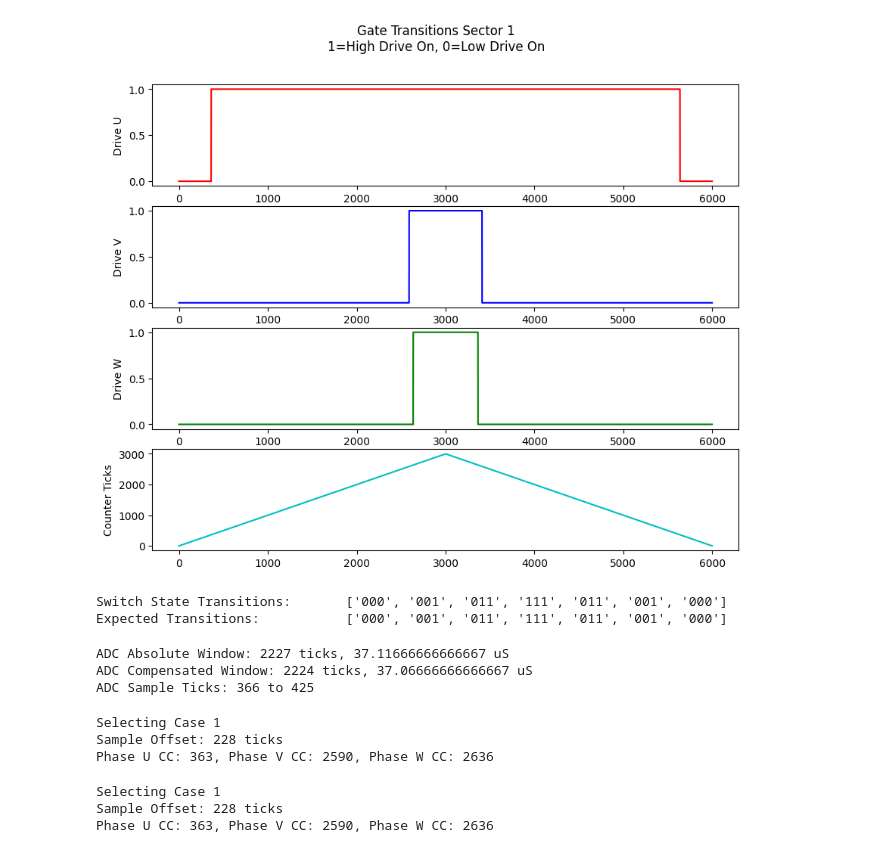
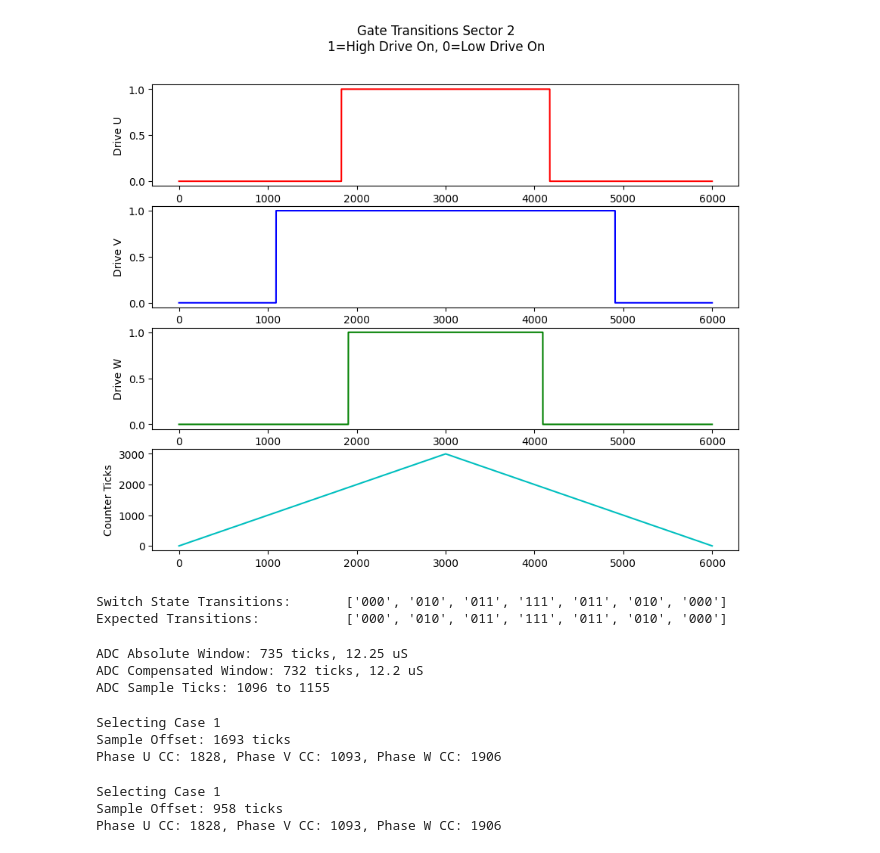
Before and after one commit to brandonbraun653/OrbitESC, a Jupyter notebook: model/SpaceVectorModulation.ipynb, the cells around one changed output. Saved outputs shown, nothing was run; the diff lists cells and outputs as text; code cells hidden in the pictures.

Commit message:
Current control debug session

```diff
--- a/model/SpaceVectorModulation.ipynb
+++ b/model/SpaceVectorModulation.ipynb
@@ -64,26 +67,31 @@ PHASE_W_IDX = 2
 # *******************************************************************************
 # User Inputs
 # *******************************************************************************
-# Electrical angle of the rotor, not absolute physical angle (which depends on motor pole pairs).
-target_sector = 1
+test_angle_rad = 2.00756741
+target_sector = 2
 sector_offset_deg = 1.0
-rotor_theta_elec = math.radians(sector_offset_deg + (target_sector * 60.0))
+
+if test_angle_rad is not None:
+  target_sector = math.floor(test_angle_rad / pi_div_3) + 1
+  sector_offset_deg = math.degrees(test_angle_rad - ((target_sector-1) * pi_div_3))
+
+assert 1 <= target_sector <= 6, "Invalid sector input"
+assert 0.0 <= sector_offset_deg < math.degrees(pi_div_3), "Invalid sector offset"
 
 # Drive strength (modulation index)
-mi = 0.866
-mi = 0.866
-assert mi <= sqrt_3/2.0
+mi = 0.299
+assert mi <= sqrt_3/2.0, "Modulation index too high"
 
 # *******************************************************************************
 # Derived values from user inputs
 # *******************************************************************************
-# Electrical sector the rotor is currently in
-sector = int(rotor_theta_elec / pi_div_3)
+sector_offset_rad = math.radians(sector_offset_deg)
+sector_start_rad = (target_sector - 1) * pi_div_3
 
-# Offset angle from the start of the sector. Must be less than pi/3 due to the
-# SVM algorithm only running on a single sector at a time, which is pi/3 wide.
-alpha = rotor_theta_elec - (sector * pi_div_3)
-assert alpha < pi_div_3 and alpha >= 0.0
+rotor_theta_elec = sector_start_rad + sector_offset_rad
+
+sector = target_sector
+
 
 # *******************************************************************************
 # Compute the PWM timing signals
@@ -93,10 +101,10 @@ assert alpha < pi_div_3 and alpha >= 0.0
 # https://www.switchcraft.org/learning/2017/3/15/space-vector-pwm-intro
 # *******************************************************************************
 # Calculate total time in each vector, which is independent of the sector
-ta = T_half * mi * math.sin(pi_div_3-alpha) # Time spent in vector A
-tb = T_half * mi * math.sin(alpha)          # Time spent in vector B
-tn = T_half - ta - tb                       # Time spent in null vector
-tn_half = tn/2.0                            # Time spent in null vector, half cycle
+ta = T_half * mi * math.sin(pi_div_3-sector_offset_rad) # Time spent in vector A
+tb = T_half * mi * math.sin(sector_offset_rad)          # Time spent in vector B
+tn = T_half - ta - tb                                   # Time spent in null vector
+tn_half = tn/2.0                                        # Time spent in null vector, half cycle
 
 # Compute the capture compare values to generate a particular timing sequence
 ton_tn_half = int(tn_half * timer_freq)
@@ -104,7 +112,6 @@ ton_1 = int((tn_half + ta) * timer_freq)
 ton_2 = int((tn_half + tb) * timer_freq)
 ton_3 = int((tn_half + ta + tb) * timer_freq)
 
-# Map the timing information to the phase capture compare registers
 if sector == 1:
   phase_u_cc = ton_tn_half
   phase_v_cc = ton_1
@@ -199,36 +206,36 @@ for i in range(pwm_signals.shape[1]):
 
 # Convert the list to a numpy array
 binary_values = np.array(binary_values)
 
 # Accumulate the sequence of transitions and the number of ticks in each state
 unique_transitions = []
 ticks_in_state_x = {}
 
 for i in range(len(binary_values)):
   # If this is the first transition or the transition is different from the previous one, add it to the list
   if i == 0 or binary_values[i] != binary_values[i-1]:
     unique_transitions.append(binary_values[i])
 
   # If this is the first time we've seen this transition, add it to the dictionary
   if binary_values[i] not in ticks_in_state_x:
     ticks_in_state_x[binary_values[i]] = 1
   else:
     ticks_in_state_x[binary_values[i]] += 1
 
 
 print(f"Switch State Transitions:\t{unique_transitions}")
 print(f"Expected Transitions:\t\t{sector_x_transition_seq[sector]}")
 if sector_x_transition_seq[sector] != unique_transitions:
   print(f"ERROR: Transitions do not match expected sequence for sector {sector}")
 
 # Check if only a single bit has changed between each transition
 for i in range(len(unique_transitions)-1):
   if bin(int(unique_transitions[i], 2) ^ int(unique_transitions[i+1], 2)).count('1') != 1:
     print(f"ERROR: Invalid transition from {i-1} to {i}")
 # %% [output]
-[figure, old version]
+[figure, new version]
-Switch State Transitions:       ['000', '001', '011', '111', '011', '001', '000']
-Expected Transitions:           ['000', '001', '011', '111', '011', '001', '000']
+Switch State Transitions:       ['000', '010', '011', '111', '011', '010', '000']
+Expected Transitions:           ['000', '010', '011', '111', '011', '010', '000']
 # %%
 # Some Notes:
 #  This cell is a bit of a mess because I'm experimenting with different timing strategies, trying to find
@@ -306,9 +313,9 @@ print(f"ADC Sample Ticks: {adc_trigger_tick} to {adc_end_tick}")
 # assert adc_end_tick <= adc_tick_virtual_start + adc_tick_window, f"ADC Trigger end too late: {adc_end_tick} > {adc_tick_virtual_start + adc_tick_window}"
 # print(f"ADC Headroom Ticks: {(adc_tick_virtual_start + adc_tick_window) - adc_end_tick} ticks")
 # %% [output]
-ADC Absolute Window: 2227 ticks, 37.11666666666667 uS
-ADC Compensated Window: 2224 ticks, 37.06666666666667 uS
-ADC Sample Ticks: 366 to 425
+ADC Absolute Window: 735 ticks, 12.25 uS
+ADC Compensated Window: 732 ticks, 12.2 uS
+ADC Sample Ticks: 1096 to 1155
 # %%
 # Some Notes:
 #   - The ADC trigger polarity matters quite a bit here depending if the sample needs to occur during the timer count down or count up.
@@ -373,8 +380,8 @@ print(f"Sample Offset: {sample_offset} ticks")
 print(f"Phase U CC: {phase_u_cc}, Phase V CC: {phase_v_cc}, Phase W CC: {phase_w_cc}")
 # %% [output]
 Selecting Case 1
-Sample Offset: 228 ticks
-Phase U CC: 363, Phase V CC: 2590, Phase W CC: 2636
+Sample Offset: 1693 ticks
+Phase U CC: 1828, Phase V CC: 1093, Phase W CC: 1906
 # %%
 # Now lets generalize the above to work for all sectors. We're going to assuming the same timing characteristics
 # but we'll need to adjust the ADC trigger timing references depending on the sector.
@@ -450,5 +457,5 @@ print(f"Sample Offset: {sample_offset} ticks")
 print(f"Phase U CC: {phase_u_cc}, Phase V CC: {phase_v_cc}, Phase W CC: {phase_w_cc}")
 # %% [output]
 Selecting Case 1
-Sample Offset: 228 ticks
-Phase U CC: 363, Phase V CC: 2590, Phase W CC: 2636
+Sample Offset: 958 ticks
+Phase U CC: 1828, Phase V CC: 1093, Phase W CC: 1906
```
Also changed, not shown: parts of 1 cell of this notebook, 4 other files.
